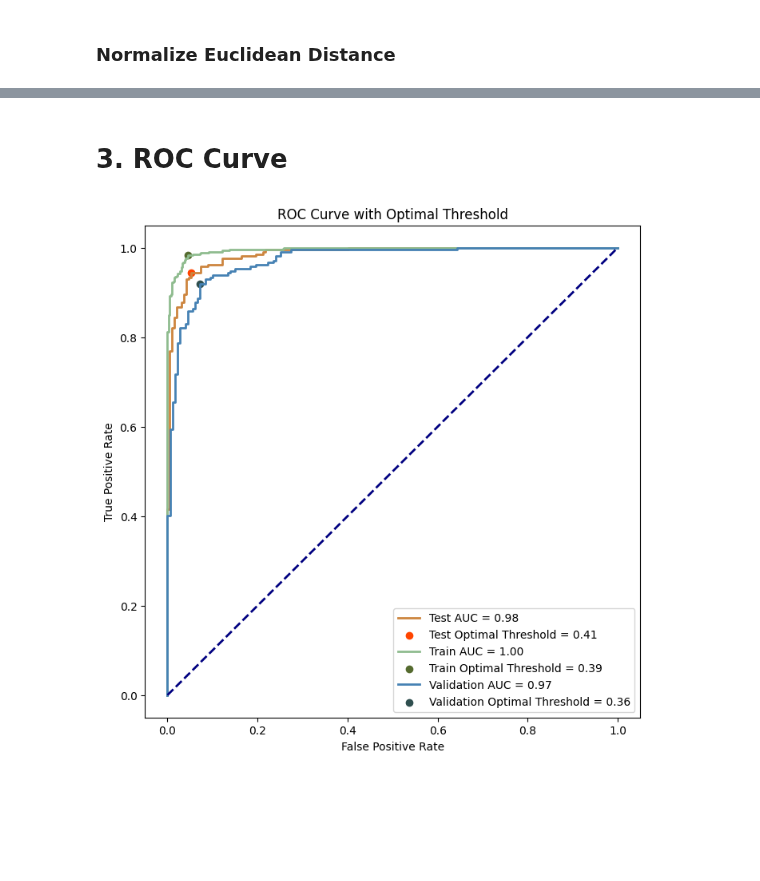
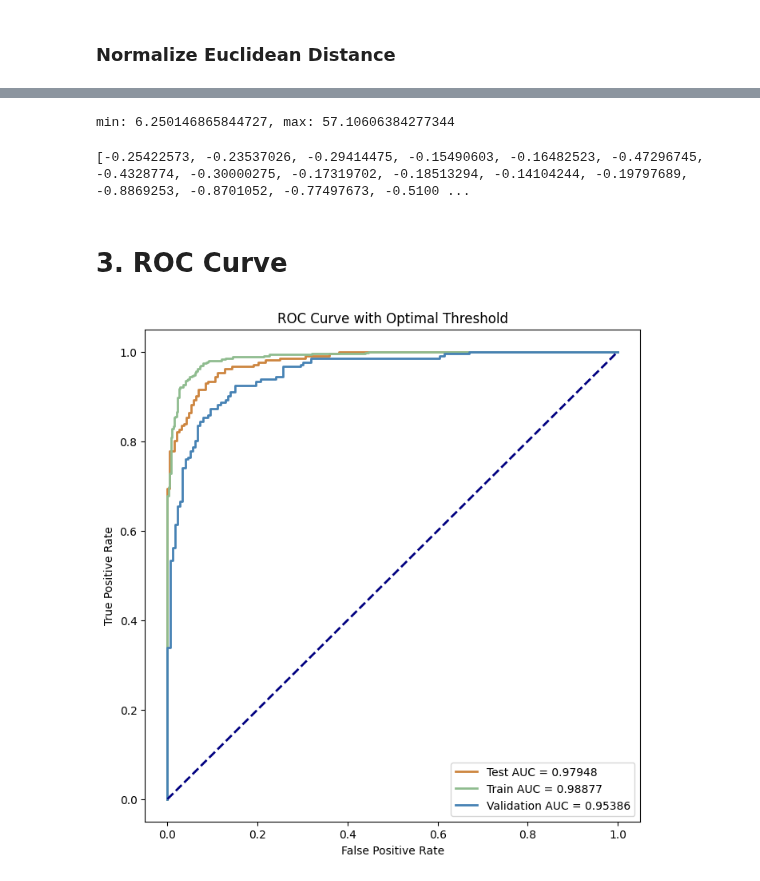
Before and after one commit to AndreChristianto/Signature-Recognition-V3, a Jupyter notebook: vgg16_euc_dist.ipynb, the cells around one changed output, grey strips where cells are left out. Saved outputs shown, nothing was run; the diff lists cells and outputs as text; code cells hidden in the pictures; blank space fills up the shorter version.

Commit message:
gap, min max norm, threshold fix

```diff
--- a/vgg16_euc_dist.ipynb
+++ b/vgg16_euc_dist.ipynb
@@ -386,0 +360,5 @@ def reverse_normalized_distance(euclidean_distances):
+# %%
+# Flatten the lists of distances
+flat_test_distances = [item for sublist in test_euclidean_distances for item in sublist]
+flat_train_distances = [item for sublist in train_euclidean_distances for item in sublist]
+flat_validation_distances = [item for sublist in validation_euclidean_distances for item in sublist]
@@ -386,0 +369,11 @@ def reverse_normalized_distance(euclidean_distances):
+# %%
+def get_min_max(euclidean_distances):
+    min_distance = min(euclidean_distances)
+    max_distance = max(euclidean_distances)
+
+    return min_distance, max_distance
+# %%
+min_val, max_val = get_min_max(flat_train_distances)
+print(f'min: {min_val}, max: {max_val}')
+# %% [output]
+min: 6.250146865844727, max: 57.10606384277344
@@ -388,9 +406,13 @@ def reverse_normalized_distance(euclidean_distances):
 # normalized_positive_distances = reverse_normalized_distance(positive_distance)
 # normalized_negative_distances = reverse_normalized_distance(negative_distance)
 # %%
-normalized_test_euclidean_distance = reverse_normalized_distance(test_euclidean_distances)
-normalized_train_euclidean_distance = reverse_normalized_distance(train_euclidean_distances)
-normalized_validation_euclidean_distance = reverse_normalized_distance(validation_euclidean_distances)
+normalized_test_euclidean_distance = reverse_normalized_distance(flat_test_distances, min_val, max_val)
+normalized_train_euclidean_distance = reverse_normalized_distance(flat_train_distances, min_val, max_val)
+normalized_validation_euclidean_distance = reverse_normalized_distance(flat_validation_distances, min_val, max_val)
+# %%
+print(normalized_test_euclidean_distance)
+# %% [output]
+[-0.25422573, -0.23537026, -0.29414475, -0.15490603, -0.16482523, -0.47296745, -0.4328774, -0.30000275, -0.17319702, -0.18513294, -0.14104244, -0.19797689, -0.8869253, -0.8701052, -0.77497673, -0.5100 ...
 # %% [markdown]
 # 3. ROC Curve
 # %%
@@ -398,53 +420,34 @@ from sklearn.metrics import roc_curve, auc
 import matplotlib.pyplot as plt
 from matplotlib.ticker import MultipleLocator
 # %%
-# Flatten the lists of distances
-flat_test_distances = [item for sublist in normalized_test_euclidean_distance for item in sublist]
-flat_train_distances = [item for sublist in normalized_train_euclidean_distance for item in sublist]
-flat_validation_distances = [item for sublist in normalized_validation_euclidean_distance for item in sublist]
-
 # Flatten the lists of labels
 flat_test_labels = [item for sublist in test_euclidean_actual_labels for item in sublist]
 flat_train_labels = [item for sublist in train_euclidean_actual_labels for item in sublist]
 flat_validation_labels = [item for sublist in validation_euclidean_actual_labels for item in sublist]
 
 # Calculate ROC curve
-fpr_test, tpr_test, thresholds_test = roc_curve(flat_test_labels, flat_test_distances, drop_intermediate=False)
+fpr_test, tpr_test, thresholds_test = roc_curve(flat_test_labels, normalized_test_euclidean_distance, drop_intermediate=False)
 roc_auc_test = auc(fpr_test, tpr_test)
-fpr_train, tpr_train, thresholds_train = roc_curve(flat_train_labels, flat_train_distances, drop_intermediate=False)
+fpr_train, tpr_train, thresholds_train = roc_curve(flat_train_labels, normalized_train_euclidean_distance, drop_intermediate=False)
 roc_auc_train = auc(fpr_train, tpr_train)
-fpr_validation, tpr_validation, thresholds_validation = roc_curve(flat_validation_labels, flat_validation_distances, drop_intermediate=False)
+fpr_validation, tpr_validation, thresholds_validation = roc_curve(flat_validation_labels, normalized_validation_euclidean_distance, drop_intermediate=False)
 roc_auc_validation = auc(fpr_validation, tpr_validation)
-
-# Calculate Youden's J statistic
-J_values_test = tpr_test - fpr_test
-optimal_idx_test = np.argmax(J_values_test)
-optimal_threshold_test = abs(thresholds_test[optimal_idx_test])
-J_values_train = tpr_train - fpr_train
-optimal_idx_train = np.argmax(J_values_train)
-optimal_threshold_train = abs(thresholds_train[optimal_idx_train])
-J_values_validation = tpr_validation - fpr_validation
-optimal_idx_validation = np.argmax(J_values_validation)
-optimal_threshold_validation = abs(thresholds_validation[optimal_idx_validation])
 
 # Plot ROC curve
 plt.figure(figsize=(8, 8))
 
-plt.plot(fpr_test, tpr_test, color='peru', lw=2, label=f'Test AUC = {roc_auc_test:.2f}')
-plt.scatter(fpr_test[optimal_idx_test], tpr_test[optimal_idx_test], marker='o', color='orangered', label=f'Test Optimal Threshold = {optimal_threshold_test:.2f}')
-plt.plot(fpr_train, tpr_train, color='darkseagreen', lw=2, label=f'Train AUC = {roc_auc_train:.2f}')
-plt.scatter(fpr_train[optimal_idx_train], tpr_train[optimal_idx_train], marker='o', color='darkolivegreen', label=f'Train Optimal Threshold = {optimal_threshold_train:.2f}')
-plt.plot(fpr_validation, tpr_validation, color='steelblue', lw=2, label=f'Validation AUC = {roc_auc_validation:.2f}')
-plt.scatter(fpr_validation[optimal_idx_validation], tpr_validation[optimal_idx_validation], marker='o', color='darkslategray', label=f'Validation Optimal Threshold = {optimal_threshold_validation:.2f}')
+plt.plot(fpr_test, tpr_test, color='peru', lw=2, label=f'Test AUC = {roc_auc_test:.5f}')
+plt.plot(fpr_train, tpr_train, color='darkseagreen', lw=2, label=f'Train AUC = {roc_auc_train:.5f}')
+plt.plot(fpr_validation, tpr_validation, color='steelblue', lw=2, label=f'Validation AUC = {roc_auc_validation:.5f}')
 
 plt.plot([0, 1], [0, 1], color='navy', lw=2, linestyle='--')
 plt.xlabel('False Positive Rate')
 plt.ylabel('True Positive Rate')
 plt.title('ROC Curve with Optimal Threshold')
 plt.legend(loc='lower right')
 plt.show()
 # %% [output]
-[figure, old version]
+[figure, new version]
 # %%
 print(tpr_test)
 # %% [output]
```
Also changed, not shown: parts of 10 cells of this notebook, 1 other file.
